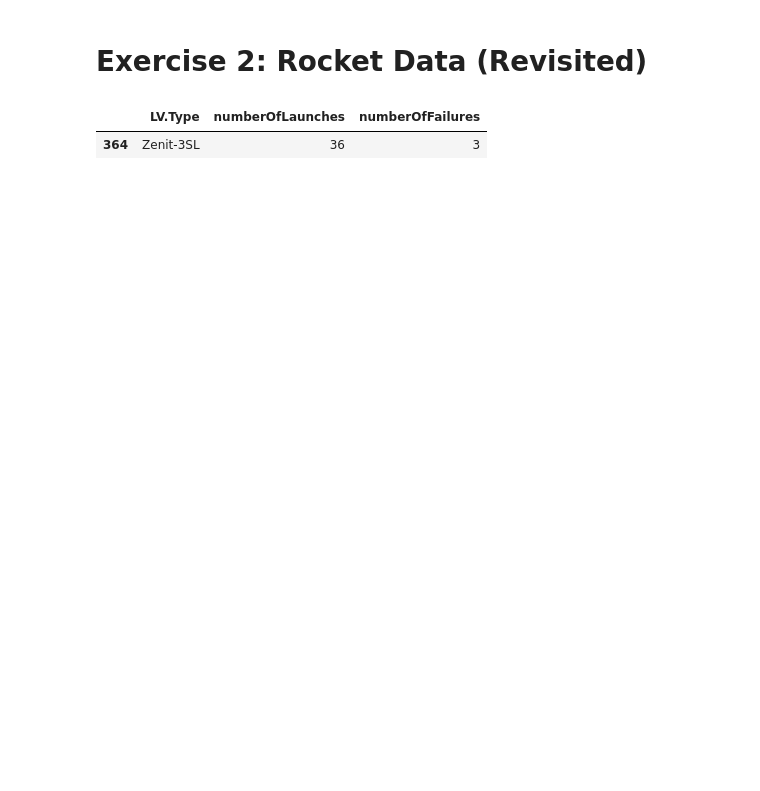
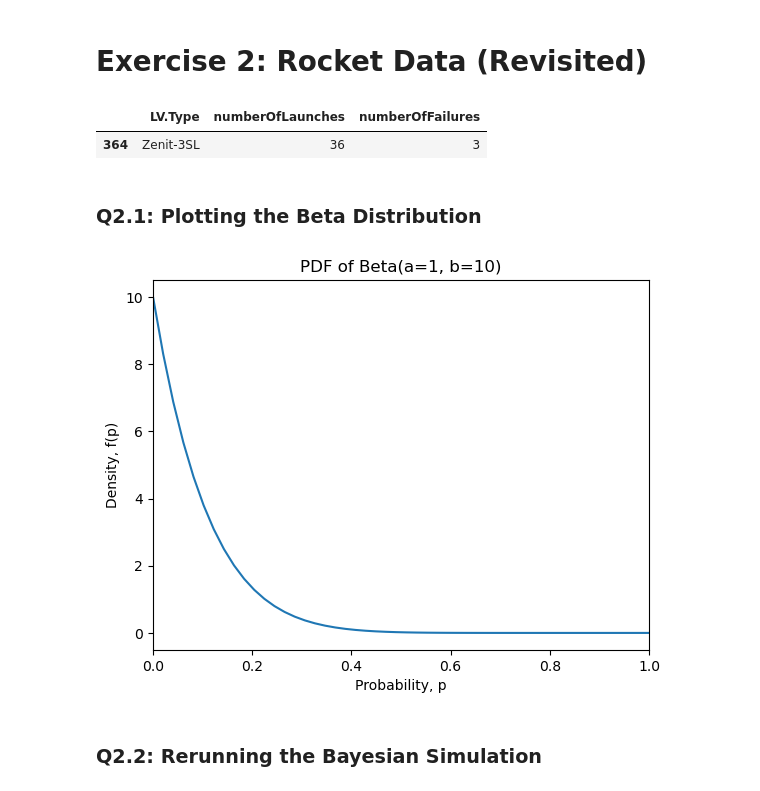
Before and after one commit to johnwslee/Data_Science_Libraries, a Jupyter notebook: pystan/UBC-MDS_example/lab2.ipynb, the cells around one changed output. Drawn from its saved outputs; the diff is of its cells as text; code cells hidden in the pictures; blank space fills up the shorter version.

```diff
--- a/pystan/UBC-MDS_example/lab2.ipynb
+++ b/pystan/UBC-MDS_example/lab2.ipynb
@@ -198,3 +200,19 @@ Zenit_3SL_observed_data
 # %% [output]
 |  | LV.Type | numberOfLaunches | numberOfFailures |
 | 364 | Zenit-3SL | 36 | 3 |
+# %% [markdown]
+### Q2.1: Plotting the Beta Distribution
+# %%
+a, b = 1, 10
+x = np.linspace(0, 1)
+rv = beta(a, b)
+plt.plot(x, rv.pdf(x))
+plt.title("PDF of Beta(a=1, b=10)")
+plt.xlabel("Probability, p")
+plt.ylabel("Density, f(p)")
+plt.xlim(0, 1)
+plt.show();
+# %% [output]
+[figure, added]
+# %% [markdown]
+### Q2.2: Rerunning the Bayesian Simulation
```
Also changed, not shown: parts of 24 cells of this notebook.
